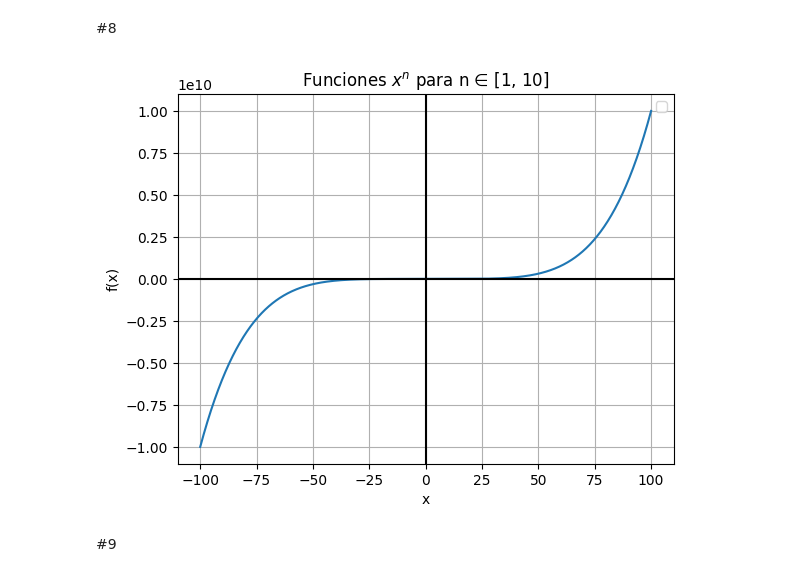
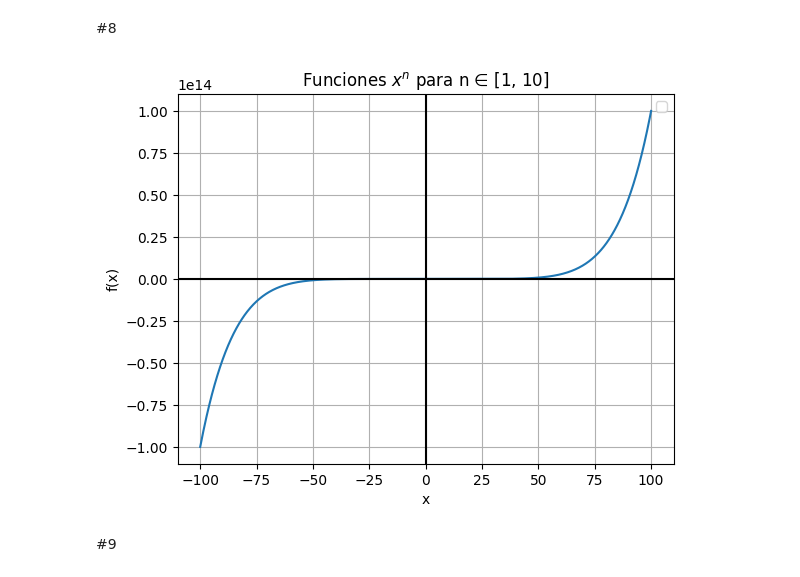
Before and after one commit to JuanDMaldonado122/Matematicas-Aplicadas-1, a Jupyter notebook: Taller_Semana_4.ipynb, the cells around one changed output. Saved outputs shown, nothing was run; the diff lists cells and outputs as text; code cells hidden in the pictures.

```diff
--- a/Taller_Semana_4.ipynb
+++ b/Taller_Semana_4.ipynb
@@ -241,24 +241,24 @@ Escribe el angulo de lanzamiento: 76
 #8
 # %%
 # @title Gráfico para función $f(x)=x^n$
-valor_de_n = 5 # @param {"type":"slider","min":1,"max":10,"step":1}
+valor_de_n = 7 # @param {"type":"slider","min":1,"max":10,"step":1}
 import matplotlib.pyplot as plt
 import numpy as np
 x = np.linspace(-100,100, 1000)
 y = x**valor_de_n
 plt.plot(x,y)
 
 
 plt.title('Funciones $x^n$ para n ∈ [1, 10]')
 plt.xlabel('x')
 plt.ylabel('f(x)')
-plt.legend()
 plt.grid(True)
 plt.axvline(x=0, color='black')
 plt.axhline(y=0, color='black')
+plt.legend()
 plt.show()
 # %% [output]
-[figure, old version]
+[figure, new version]
 # %% [markdown]
 #9
 # %%
```
